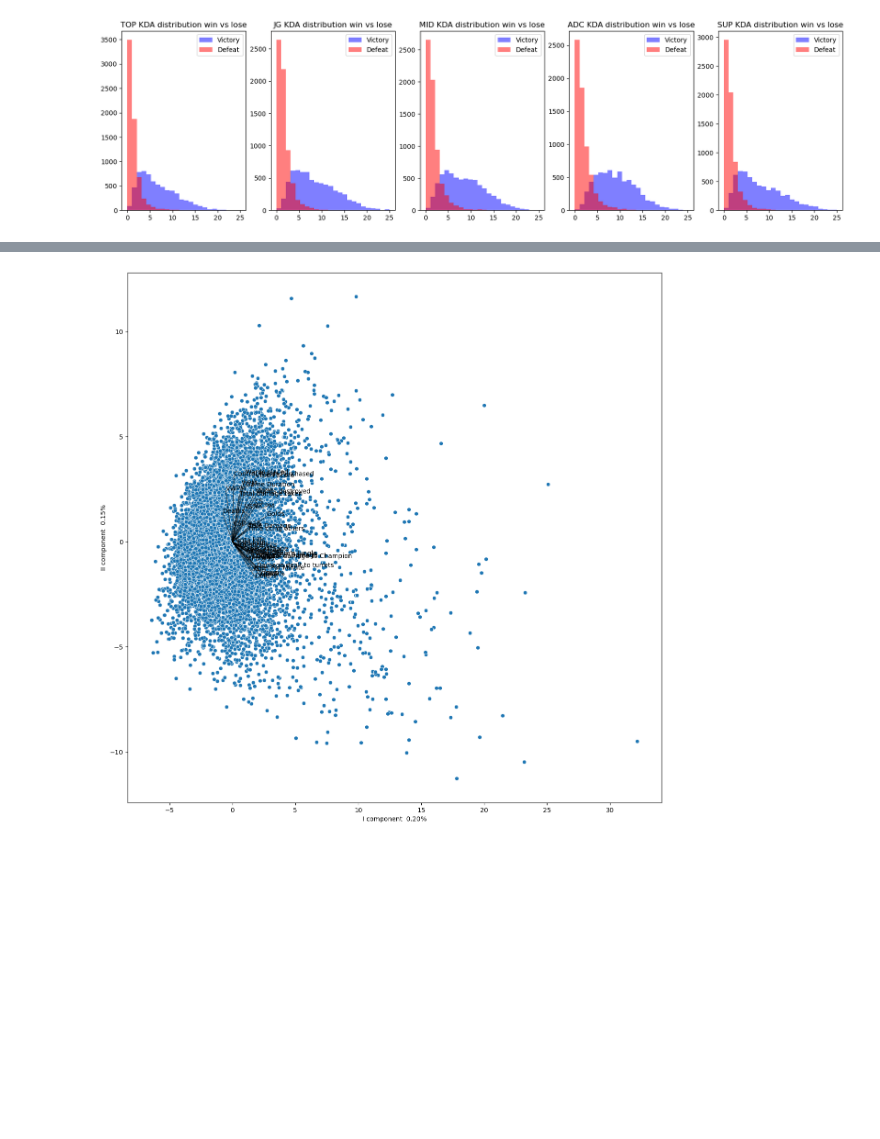
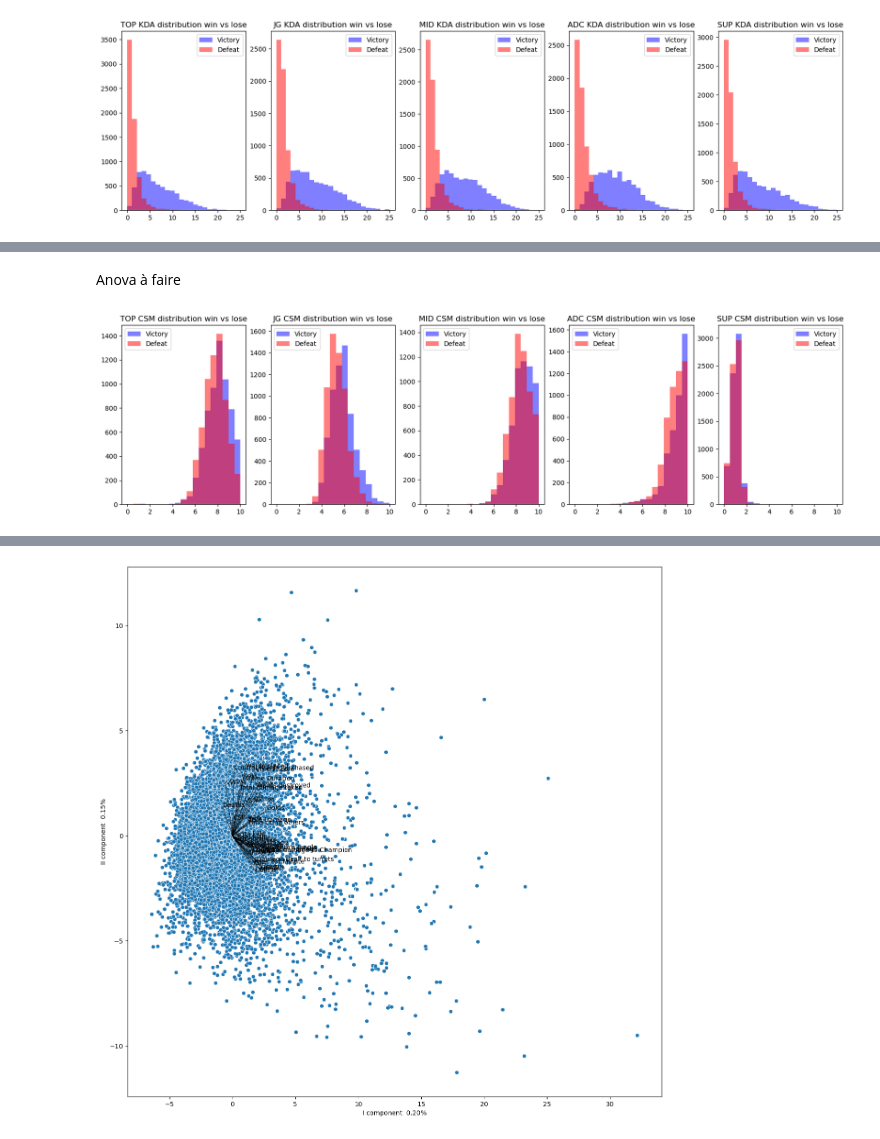
Before and after one commit to TsunomakiWatamelon/lol-esports-data-analysis, a Jupyter notebook: src/sandbox.ipynb, the cells around one changed output, grey strips where cells are left out. Saved outputs shown, nothing was run; the diff lists cells and outputs as text; code cells hidden in the pictures; blank space fills up the shorter version.

```diff
--- a/src/sandbox.ipynb
+++ b/src/sandbox.ipynb
@@ -270,0 +317,46 @@ ax[4].legend()
+# %% [markdown]
+Anova à faire
+# %%
+# CSM distribution for each role (win vs lose)
+
+fig, ax = plt.subplots(1, 5, figsize=(20, 5))
+bins = np.linspace(0, 10, 20)
+
+# Toplaner
+
+ax[0].set_title('TOP CSM distribution win vs lose')
+ax[0].hist(topdf[topdf['Victory'] == True]['CSM'], bins, alpha=0.5, label='Victory', color='blue')
+ax[0].hist(topdf[topdf['Victory'] == False]['CSM'], bins, alpha=0.5, label='Defeat', color='red')
+ax[0].legend()
+
+# Jungler
+
+ax[1].set_title('JG CSM distribution win vs lose')
+ax[1].hist(junglerdf[junglerdf['Victory'] == True]['CSM'], bins, alpha=0.5, label='Victory', color='blue')
+ax[1].hist(junglerdf[junglerdf['Victory'] == False]['CSM'], bins, alpha=0.5, label='Defeat', color='red')
+ax[1].legend()
+
+# Midlane
+
+ax[2].set_title('MID CSM distribution win vs lose')
+ax[2].hist(middf[middf['Victory'] == True]['CSM'], bins, alpha=0.5, label='Victory', color='blue')
+ax[2].hist(middf[middf['Victory'] == False]['CSM'], bins, alpha=0.5, label='Defeat', color='red')
+ax[2].legend()
+
+# ADC
+
+ax[3].set_title('ADC CSM distribution win vs lose')
+ax[3].hist(adcdf[adcdf['Victory'] == True]['CSM'], bins, alpha=0.5, label='Victory', color='blue')
+ax[3].hist(adcdf[adcdf['Victory'] == False]['CSM'], bins, alpha=0.5, label='Defeat', color='red')
+ax[3].legend()
+
+# Support
+
+ax[4].set_title('SUP CSM distribution win vs lose')
+ax[4].hist(supportdf[supportdf['Victory'] == True]['CSM'], bins, alpha=0.5, label='Victory', color='blue')
+ax[4].hist(supportdf[supportdf['Victory'] == False]['CSM'], bins, alpha=0.5, label='Defeat', color='red')
+ax[4].legend()
+
+plt.show()
+# %% [output]
+[figure, added]
```
Also changed, not shown: parts of 11 cells of this notebook.
